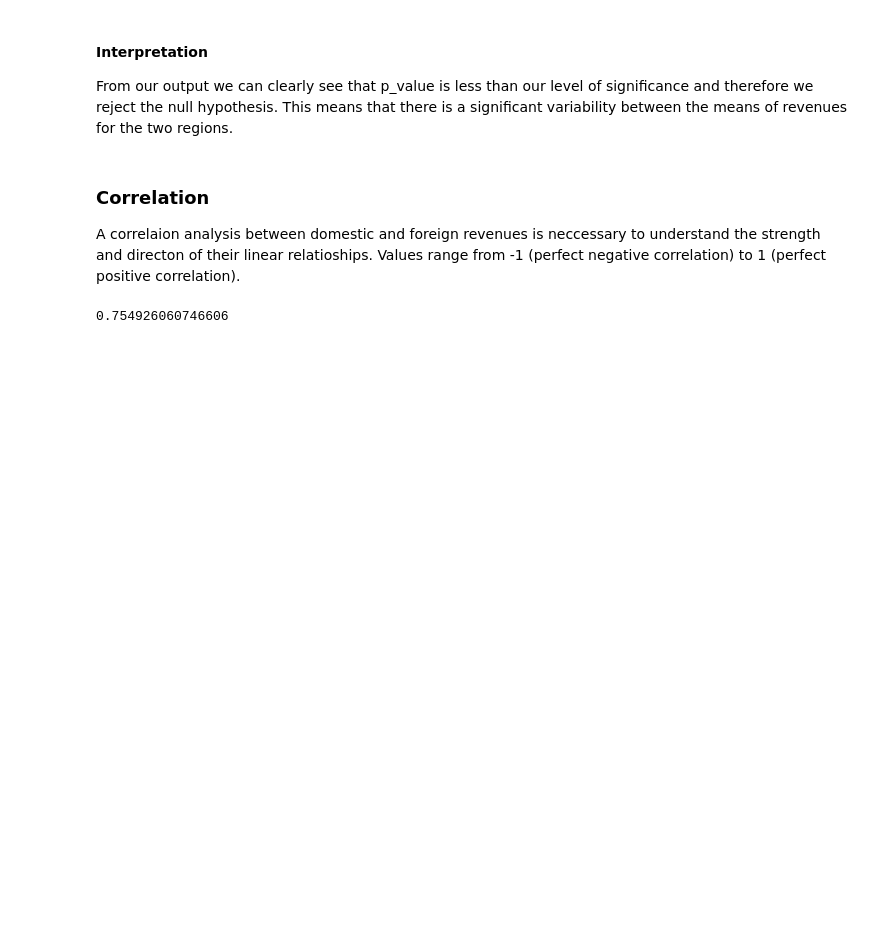
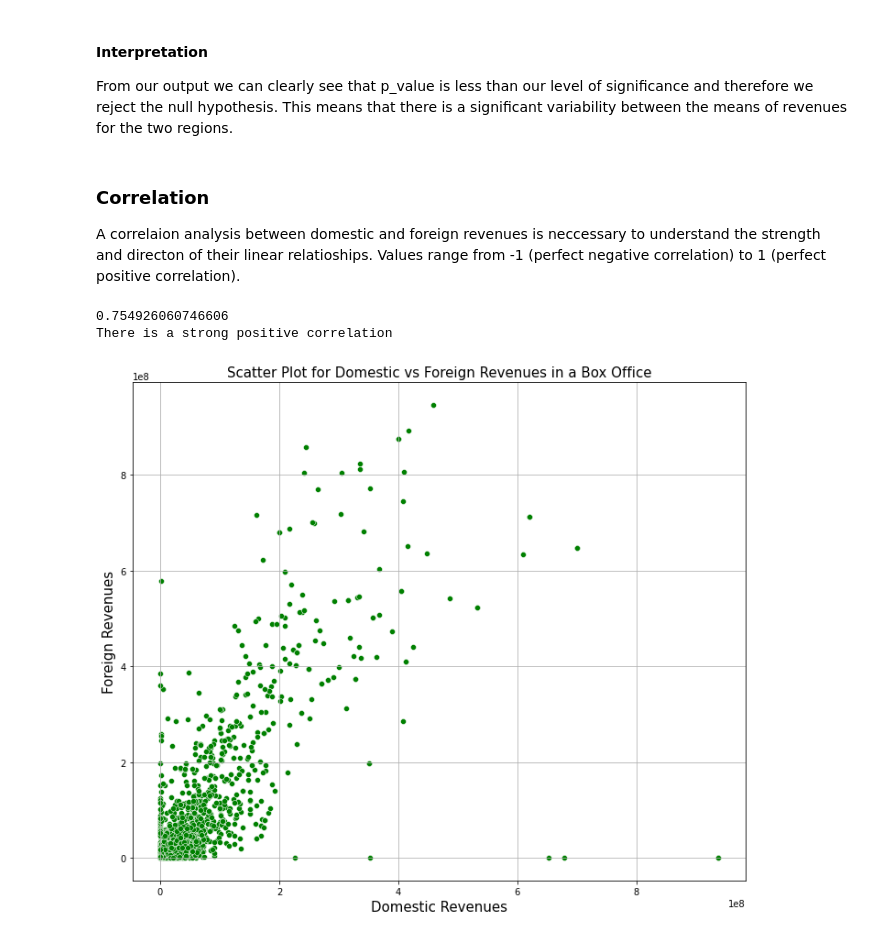
Before and after one commit to vnelima/Phase-2-Movie-project--Group-9, a Jupyter notebook: Collaborators/James/index.ipynb, the cells around one changed output. Cells and saved outputs as stored; diff of their text form; code cells hidden in the pictures; blank space fills up the shorter version.

```diff
--- a/Collaborators/James/index.ipynb
+++ b/Collaborators/James/index.ipynb
@@ -368,9 +372,36 @@ This means that there is a significant variability between the means of revenues
 # %% [markdown]
 ### Correlation
 A correlaion analysis between domestic and foreign revenues is neccessary to understand the strength and directon of their linear relatioships. Values range from -1 (perfect negative correlation) to 1 (perfect positive correlation).
-# %%
-# calculate the correlation
-corr = df_clean["domestic_gross"].corr (df_clean["foreign_gross"])
-print(corr)
-# %% [output]
-0.754926060746606
+# %%
+# calculate the correlation
+corr = df_clean["domestic_gross"].corr (df_clean["foreign_gross"])
+print(corr)
+# use if statement to print out the result and its strength
+if corr > 0.7:
+    print("There is a strong positive correlation")
+elif corr > 0.5:
+    print("Moderate positive correlation")
+elif corr > 0:
+    print("Weak positive correlation")
+elif corr == 0:
+    print("No correlation")
+elif corr > -0.5:
+    print("Weak negative correlation")
+elif corr > -0.8:
+    print("Moderate negative correlation")
+else:
+    print("Strong negative correlation")
+# %% [output]
+0.754926060746606
+There is a strong positive correlation
+# %%
+# scatter plot for this correlation
+plt.figure(figsize=(12,10))
+sns.scatterplot(df_clean["domestic_gross"], df_clean["foreign_gross"], color='g')
+plt.title("Scatter Plot for Domestic vs Foreign Revenues in a Box Office", fontsize=15)
+plt.xlabel("Domestic Revenues", fontsize = 15)
+plt.ylabel("Foreign Revenues", fontsize=15)
+plt.grid(True)
+plt.show()
+# %% [output]
+[figure, added]
```
Also changed, not shown: parts of 19 cells of this notebook, 7 other files.
